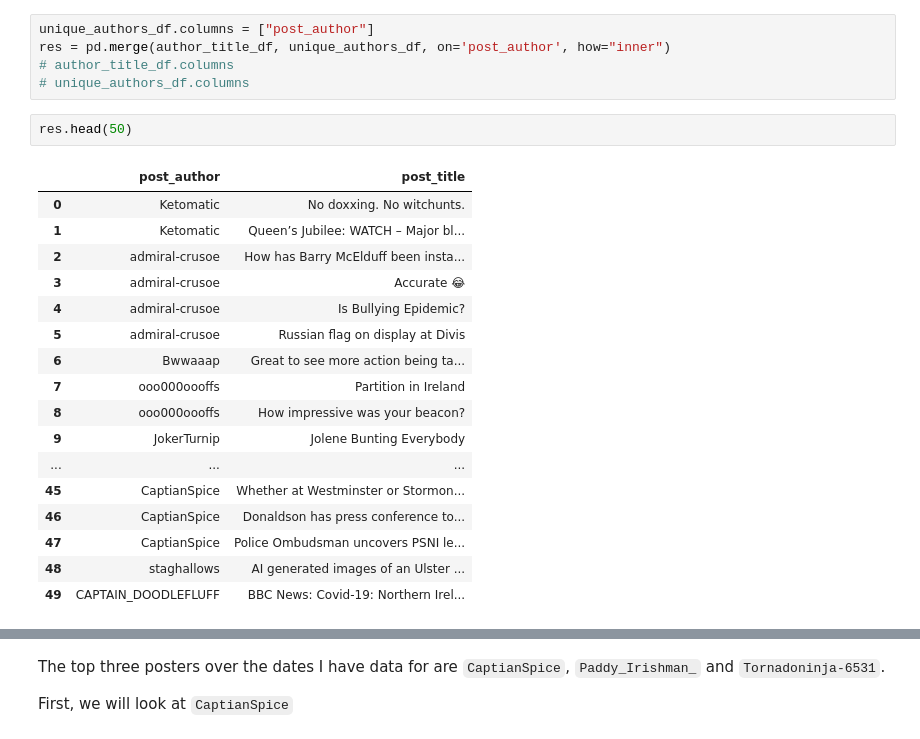
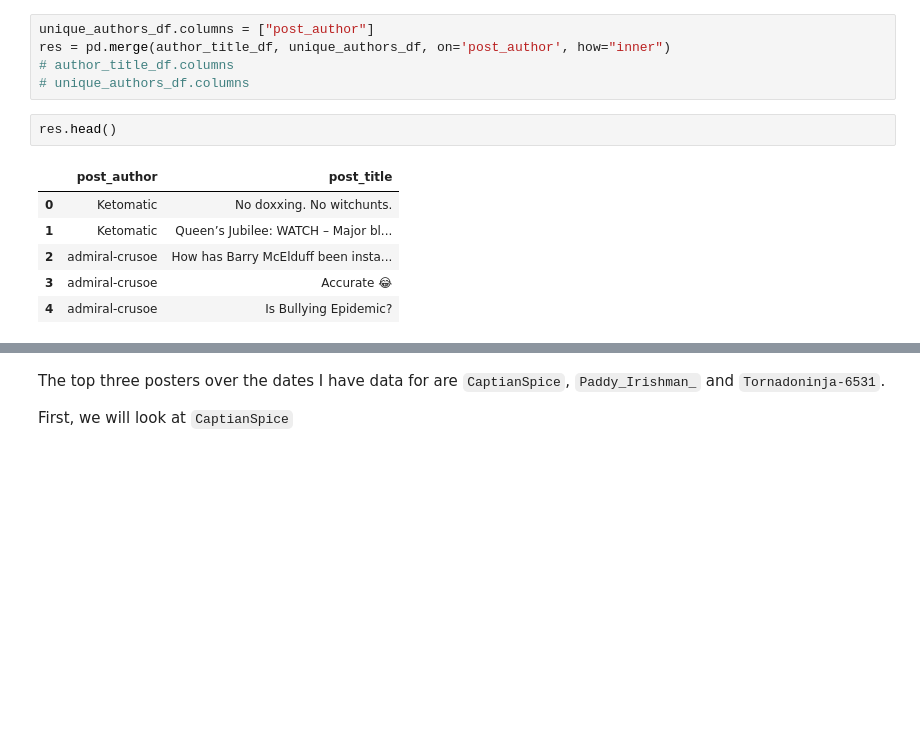
Before and after one commit to ofithcheallaigh/PersonalProjects, a Jupyter notebook: APIs/Reddit_API/eda.ipynb, the cells around one changed output, grey strips where cells are left out. Cells and saved outputs as stored; diff of their text form; blank space fills up the shorter version.

```diff
--- a/APIs/Reddit_API/eda.ipynb
+++ b/APIs/Reddit_API/eda.ipynb
@@ -204,25 +184,14 @@ res = pd.merge(author_title_df, unique_authors_df, on='post_author', how="inner"
 # author_title_df.columns
 # unique_authors_df.columns
 # %%
-res.head(50)
+res.head()
 # %% [output]
 |  | post_author | post_title |
 | 0 | Ketomatic | No doxxing. No witchunts. |
 | 1 | Ketomatic | Queen’s Jubilee: WATCH – Major bl... |
 | 2 | admiral-crusoe | How has Barry McElduff been insta... |
 | 3 | admiral-crusoe | Accurate 😂 |
 | 4 | admiral-crusoe | Is Bullying Epidemic? |
-| 5 | admiral-crusoe | Russian flag on display at Divis |
-| 6 | Bwwaaap | Great to see more action being ta... |
-| 7 | ooo000oooffs | Partition in Ireland |
-| 8 | ooo000oooffs | How impressive was your beacon? |
-| 9 | JokerTurnip | Jolene Bunting Everybody |
-| ... | ... | ... |
-| 45 | CaptianSpice | Whether at Westminster or Stormon... |
-| 46 | CaptianSpice | Donaldson has press conference to... |
-| 47 | CaptianSpice | Police Ombudsman uncovers PSNI le... |
-| 48 | staghallows | AI generated images of an Ulster ... |
-| 49 | CAPTAIN_DOODLEFLUFF | BBC News: Covid-19: Northern Irel... |
 # %%
 # Get the frequency of posters over data period
 author_post_freq = res['post_author'].value_counts()
```
Also changed, not shown: parts of 26 cells of this notebook.
